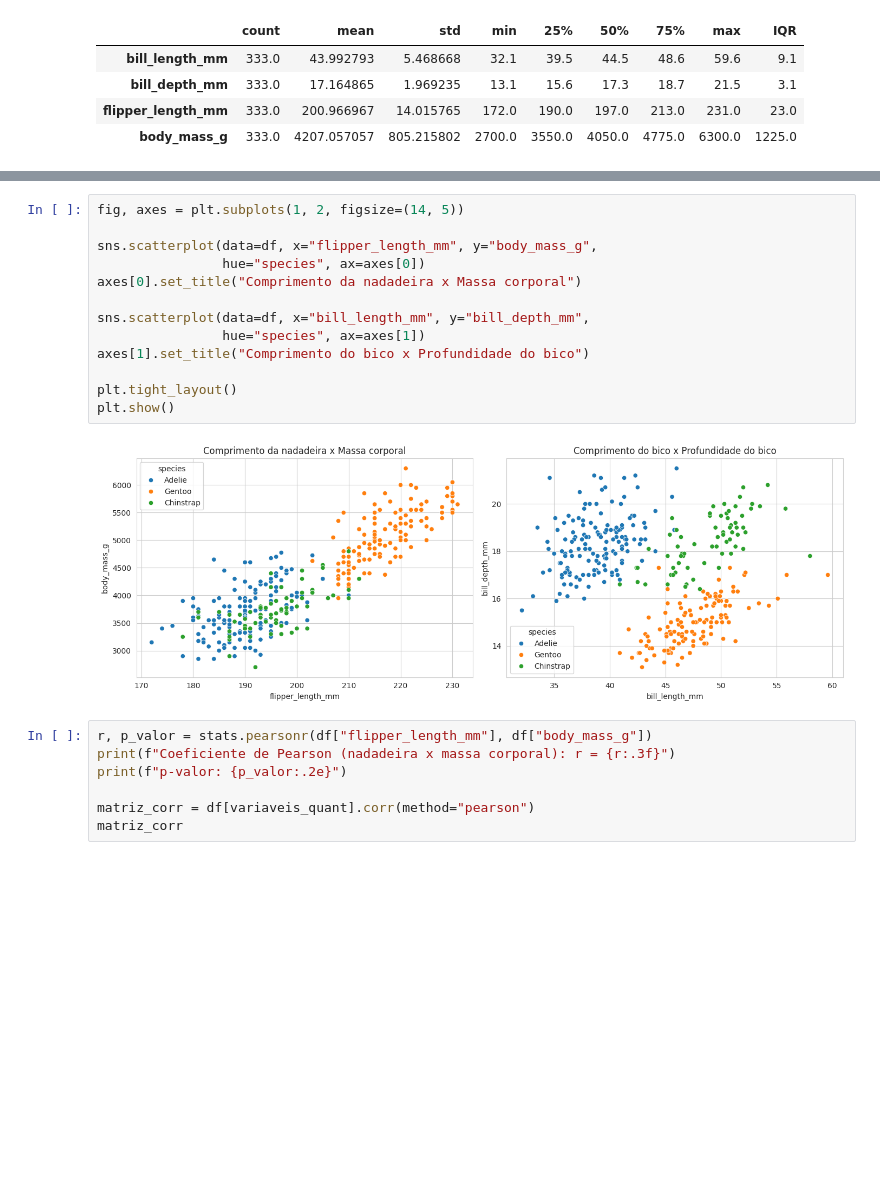
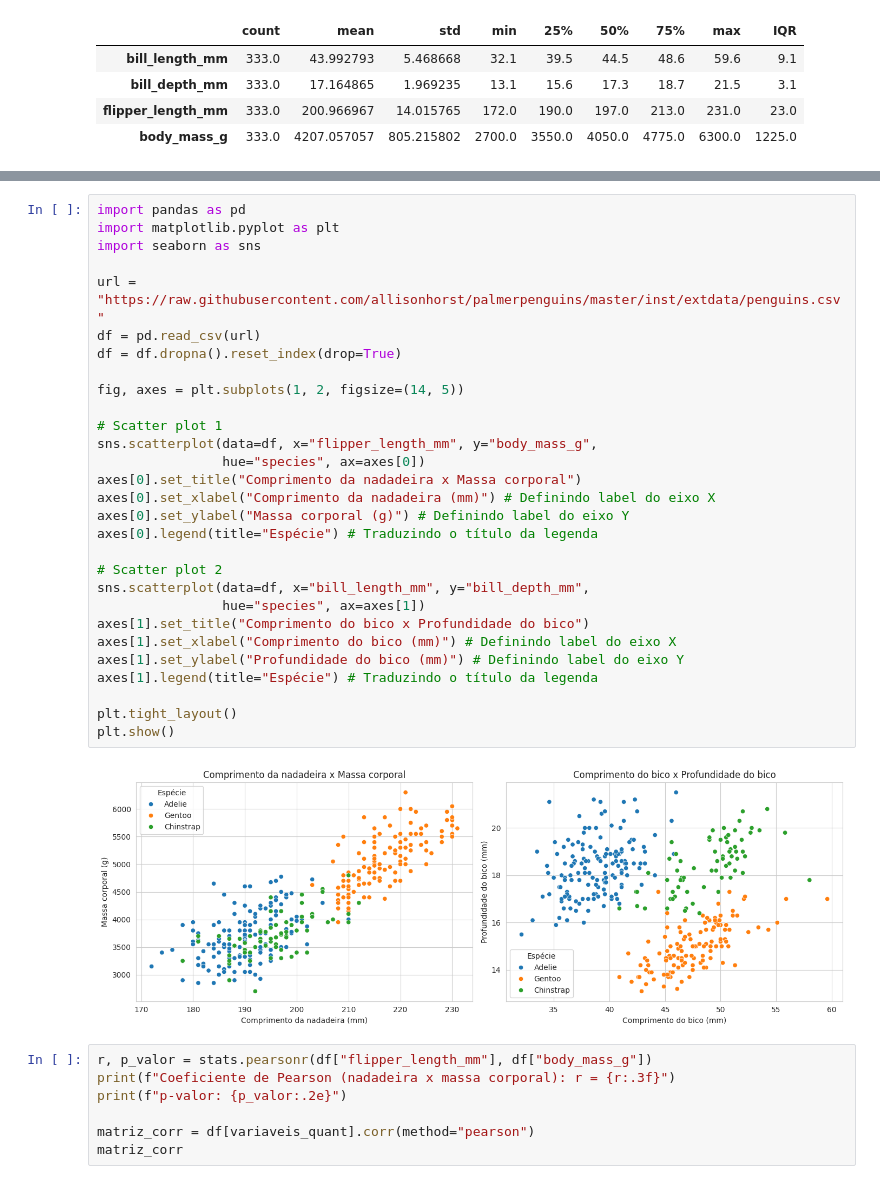
Before and after one commit to babiologa/Bioestat-stica, a Jupyter notebook: Seminário01.ipynb, the cells around one changed output, grey strips where cells are left out. Saved outputs shown, nothing was run; the diff lists cells and outputs as text; blank space fills up the shorter version.

```diff
--- a/Seminário01.ipynb
+++ b/Seminário01.ipynb
@@ -154,18 +187,34 @@ Passing `palette` without assigning `hue` is deprecated and will be removed in v
 # %%
+import pandas as pd
+import matplotlib.pyplot as plt
+import seaborn as sns
+
+url = "https://raw.githubusercontent.com/allisonhorst/palmerpenguins/master/inst/extdata/penguins.csv"
+df = pd.read_csv(url)
+df = df.dropna().reset_index(drop=True)
+
 fig, axes = plt.subplots(1, 2, figsize=(14, 5))
 
+# Scatter plot 1
 sns.scatterplot(data=df, x="flipper_length_mm", y="body_mass_g",
                 hue="species", ax=axes[0])
 axes[0].set_title("Comprimento da nadadeira x Massa corporal")
+axes[0].set_xlabel("Comprimento da nadadeira (mm)") # Definindo label do eixo X
+axes[0].set_ylabel("Massa corporal (g)") # Definindo label do eixo Y
+axes[0].legend(title="Espécie") # Traduzindo o título da legenda
 
+# Scatter plot 2
 sns.scatterplot(data=df, x="bill_length_mm", y="bill_depth_mm",
                 hue="species", ax=axes[1])
 axes[1].set_title("Comprimento do bico x Profundidade do bico")
+axes[1].set_xlabel("Comprimento do bico (mm)") # Definindo label do eixo X
+axes[1].set_ylabel("Profundidade do bico (mm)") # Definindo label do eixo Y
+axes[1].legend(title="Espécie") # Traduzindo o título da legenda
 
 plt.tight_layout()
 plt.show()
 # %% [output]
-[figure, old version]
+[figure, new version]
 # %%
 r, p_valor = stats.pearsonr(df["flipper_length_mm"], df["body_mass_g"])
 print(f"Coeficiente de Pearson (nadadeira x massa corporal): r = {r:.3f}")
```
Also changed, not shown: parts of 3 cells of this notebook.
